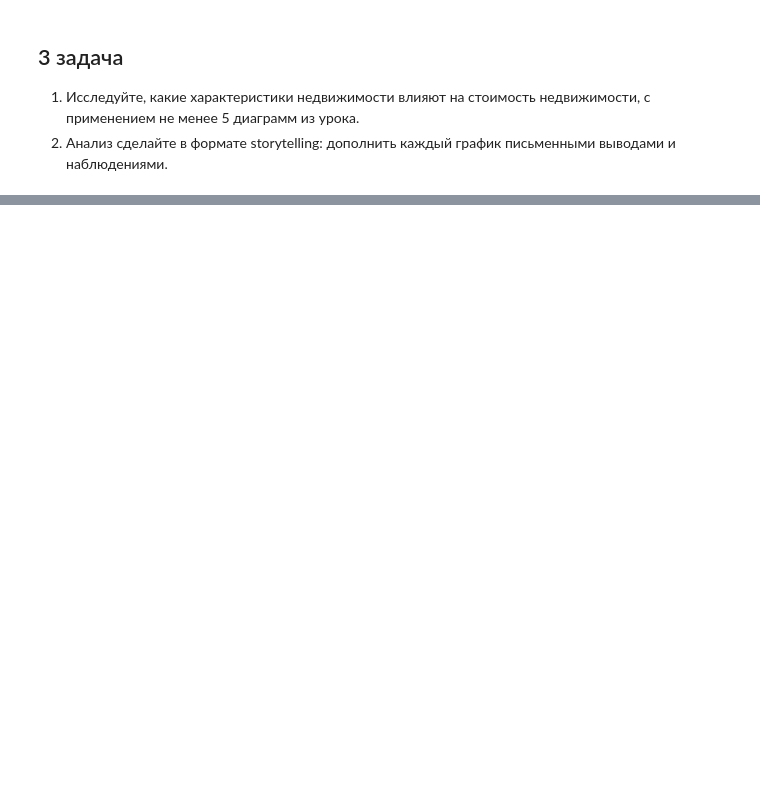
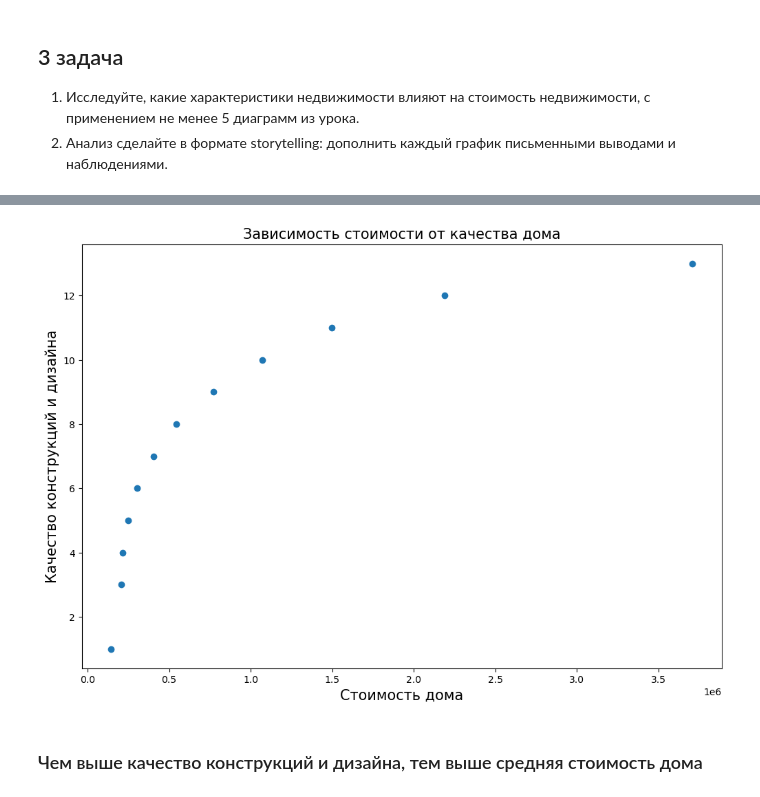
Before and after one commit to Maxim-S1/Homework__4, a Jupyter notebook: Homework_4.ipynb, the cells around one changed output, grey strips where cells are left out. Drawn from its saved outputs; the diff is of its cells as text; code cells hidden in the pictures; blank space fills up the shorter version.

```diff
--- a/Homework_4.ipynb
+++ b/Homework_4.ipynb
@@ -124,3 +128,6 @@ plt.ylabel('Количество домов');
 
 1. Исследуйте, какие характеристики недвижимости влияют на стоимость недвижимости, с применением не менее 5 диаграмм из урока.
 2. Анализ сделайте в формате storytelling: дополнить каждый график письменными выводами и наблюдениями.
+# %%
+data = df.groupby('grade')['price'].mean().reset_index()
+data.head()
@@ -126,0 +141,12 @@ plt.ylabel('Количество домов');
+# %%
+plt.figure(figsize=(12, 8))
+
+plt.scatter(data['price'], data['grade'])
+
+plt.title('Зависимость стоимости от качества дома', fontsize=15)
+plt.xlabel('Стоимость дома', fontsize=15)
+plt.ylabel('Качество конструкций и дизайна', fontsize=15);
+# %% [output]
+[figure, added]
+# %% [markdown]
+### Чем выше качество конструкций и дизайна, тем выше средняя стоимость дома
```
Also changed, not shown: parts of 16 cells of this notebook.
